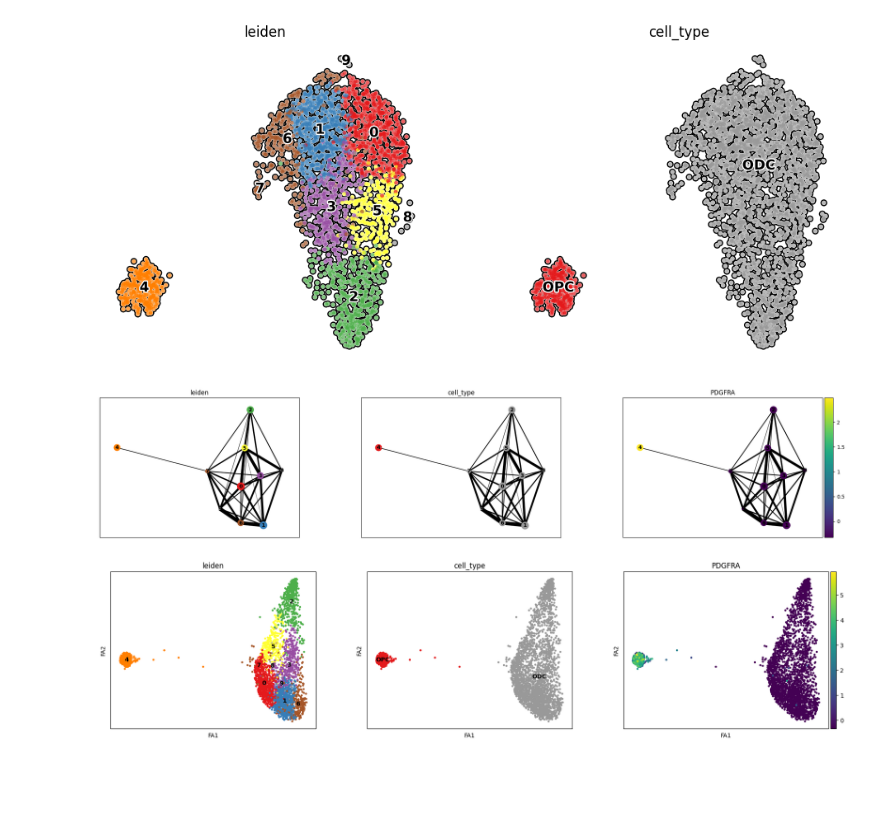
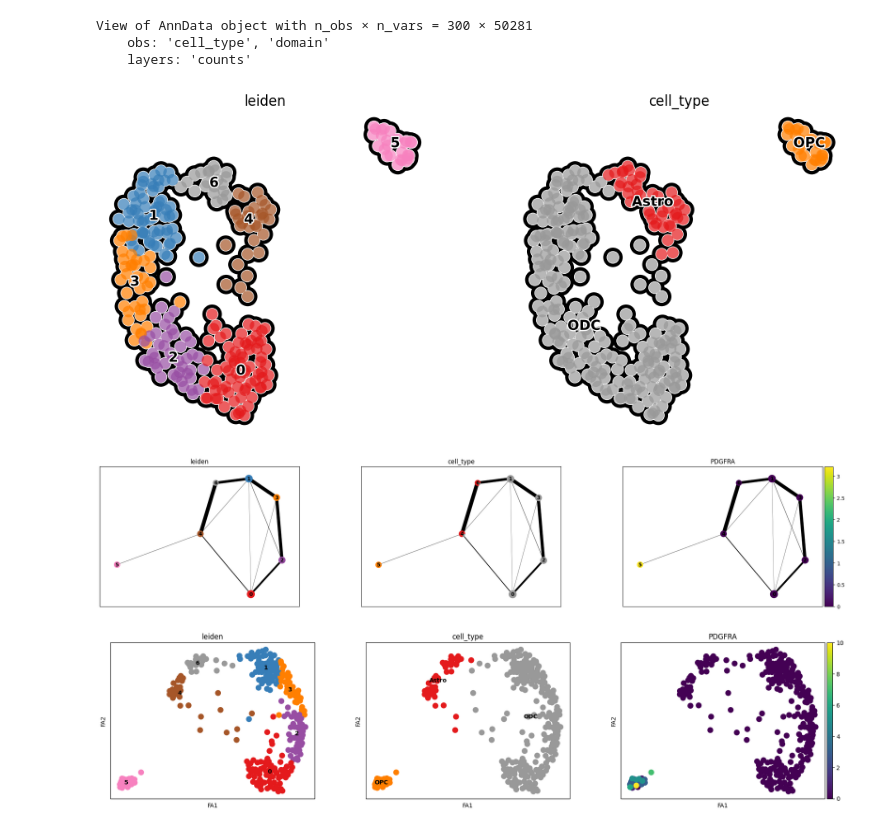
Before and after one commit to 4dglab/SEE, a Jupyter notebook: analyse/velocity/Untitled.ipynb, the cells around one changed output. Cells and saved outputs as stored; diff of their text form; code cells hidden in the pictures; blank space fills up the shorter version.

```diff
--- a/analyse/velocity/Untitled.ipynb
+++ b/analyse/velocity/Untitled.ipynb
@@ -18,33 +18,54 @@ eval_set = np.load('/lmh_data/data/sclab/sclab/eval_dataset.npy', allow_pickle=T
 preds = np.load('/lmh_data/data/sclab/sclab/tmp/PDGFRA/evaluate.npy', allow_pickle=True)
 # %%
 rna = rna[map_info.index]
-rna = rna[rna.obs['cell_type'].isin(['OPC', 'ODC']),:]
+# rna = rna[rna.obs['cell_type'].isin(['ODC']),:]
 rna.layers["counts"] = rna.X.copy()
+# %%
+_index = []
+_rna = rna[:, eval_set[0]['scRNA_head']]
+_rna_counts = _rna.layers["counts"].astype(np.int32)
+for i in range(len(preds)):
+    if eval_set[i]['identity'] == 'fake':
+        continue
+    if eval_set[i]['cell_type'] in ['Endo']:
+        continue
+#     if eval_set[i]['cell_type'] not in ['ODC']:
+#         continue
+    for j in range(_rna.shape[0]):
+        if (_rna_counts[j] == eval_set[i]['scRNA']).all():
+            _index.append(_rna[j].obs.index[0])
+
+rna = rna[_index]
+rna
+# %% [output]
+View of AnnData object with n_obs × n_vars = 300 × 50281
+    obs: 'cell_type', 'domain'
+    layers: 'counts'
 # %%
 rna.X = rna.layers["counts"].copy()
-sc.pp.highly_variable_genes(rna, n_top_genes=2000, flavor="seurat_v3")
-sc.pp.normalize_total(rna)
-sc.pp.log1p(rna)
-sc.pp.scale(rna)
+# sc.pp.highly_variable_genes(rna, n_top_genes=2000, flavor="seurat_v3")
+# sc.pp.normalize_total(rna)
+# sc.pp.log1p(rna)
+# sc.pp.scale(rna)
 sc.tl.pca(rna, n_comps=100, svd_solver="auto")
 
 sc.pp.neighbors(rna, metric="cosine")
 sc.tl.umap(rna)
 sc.tl.leiden(rna)
 
 with rc_context({'figure.figsize': (5, 5)}):
     sc.pl.umap(rna, color=['leiden', 'cell_type'], add_outline=True, legend_loc='on data',
                legend_fontsize=12, legend_fontoutline=2, frameon=False, palette='Set1')
 # %% [output]
-[figure, old version]
+[figure, new version]
 # %%
 sc.tl.paga(rna, groups='leiden')
 sc.pl.paga(rna, color=['leiden', 'cell_type', 'PDGFRA'])
 # %% [output]
-[figure, old version]
+[figure, new version]
 # %%
 sc.tl.draw_graph(rna, init_pos='paga')
 sc.pl.draw_graph(rna, color=['leiden', 'cell_type', 'PDGFRA'], legend_loc='on data')
 # %% [output]
-[figure, old version]
+[figure, new version]
 # %%
```
Also changed, not shown: parts of 5 cells of this notebook, 33 other files.
